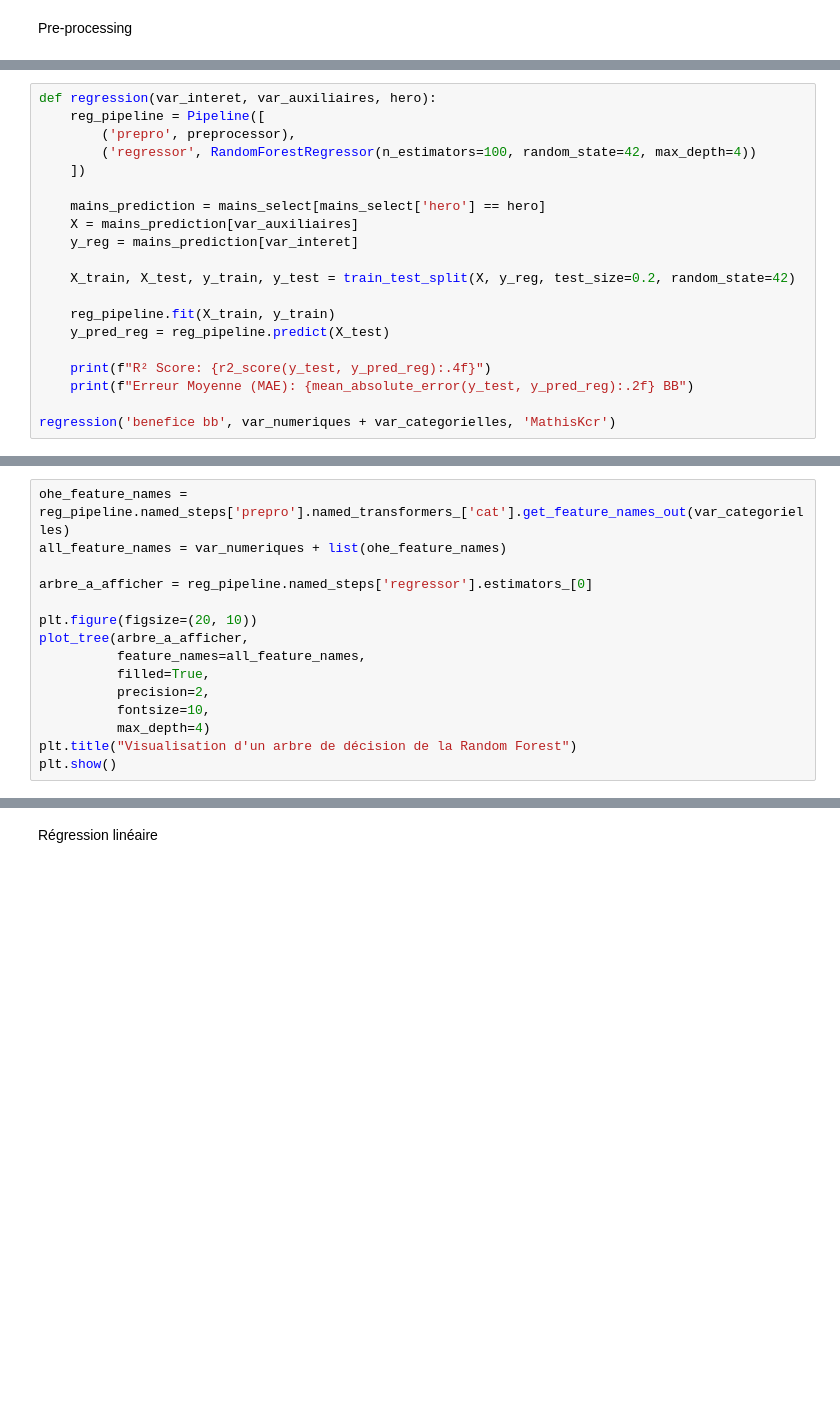
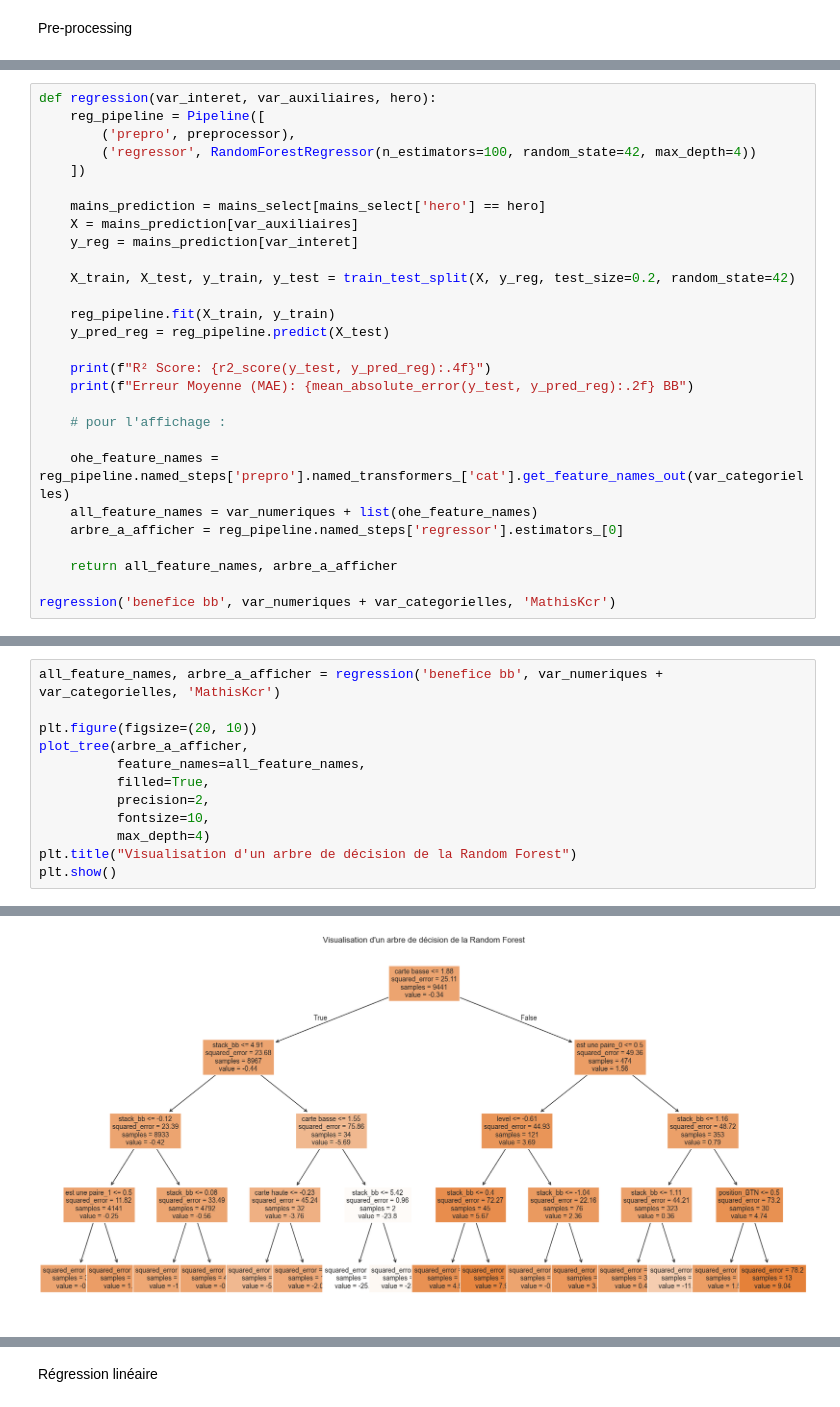
Before and after one commit to MathisKacer/projet_poker, a Jupyter notebook: analyse_poker_final.ipynb, the cells around one changed output, grey strips where cells are left out. Drawn from its saved outputs; the diff is of its cells as text; blank space fills up the shorter version.

```diff
--- a/analyse_poker_final.ipynb
+++ b/analyse_poker_final.ipynb
@@ -273,4 +290,12 @@ def regression(var_interet, var_auxiliaires, hero):
     print(f"R² Score: {r2_score(y_test, y_pred_reg):.4f}")
     print(f"Erreur Moyenne (MAE): {mean_absolute_error(y_test, y_pred_reg):.2f} BB")
 
+    # pour l'affichage :
+
+    ohe_feature_names = reg_pipeline.named_steps['prepro'].named_transformers_['cat'].get_feature_names_out(var_categorielles)
+    all_feature_names = var_numeriques + list(ohe_feature_names)
+    arbre_a_afficher = reg_pipeline.named_steps['regressor'].estimators_[0]
+
+    return all_feature_names, arbre_a_afficher
+
 regression('benefice bb', var_numeriques + var_categorielles, 'MathisKcr')
@@ -282,9 +326,6 @@ un R2 de 0.016. Cela reste très faible. Nous allons donc essayer \
 Un arbre associé est affiché ici :
 # %%
-ohe_feature_names = reg_pipeline.named_steps['prepro'].named_transformers_['cat'].get_feature_names_out(var_categorielles)
-all_feature_names = var_numeriques + list(ohe_feature_names)
-
-arbre_a_afficher = reg_pipeline.named_steps['regressor'].estimators_[0]
+all_feature_names, arbre_a_afficher = regression('benefice bb', var_numeriques + var_categorielles, 'MathisKcr')
 
 plt.figure(figsize=(20, 10))
 plot_tree(arbre_a_afficher,
@@ -295,3 +336,4 @@ plot_tree(arbre_a_afficher,
           max_depth=4)
 plt.title("Visualisation d'un arbre de décision de la Random Forest")
 plt.show()
+# %% [output]
@@ -297,0 +342 @@ plt.show()
+[figure, added]
```
Also changed, not shown: parts of 16 cells of this notebook, 1 other file.
